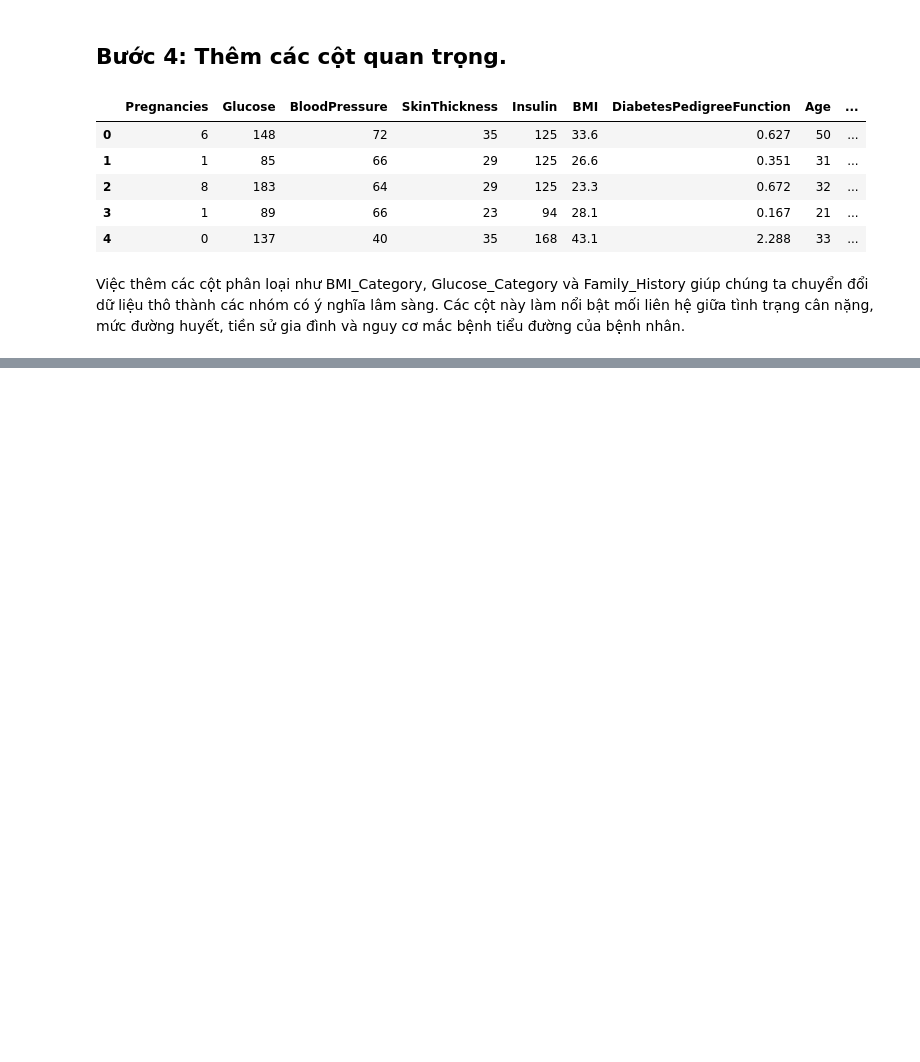
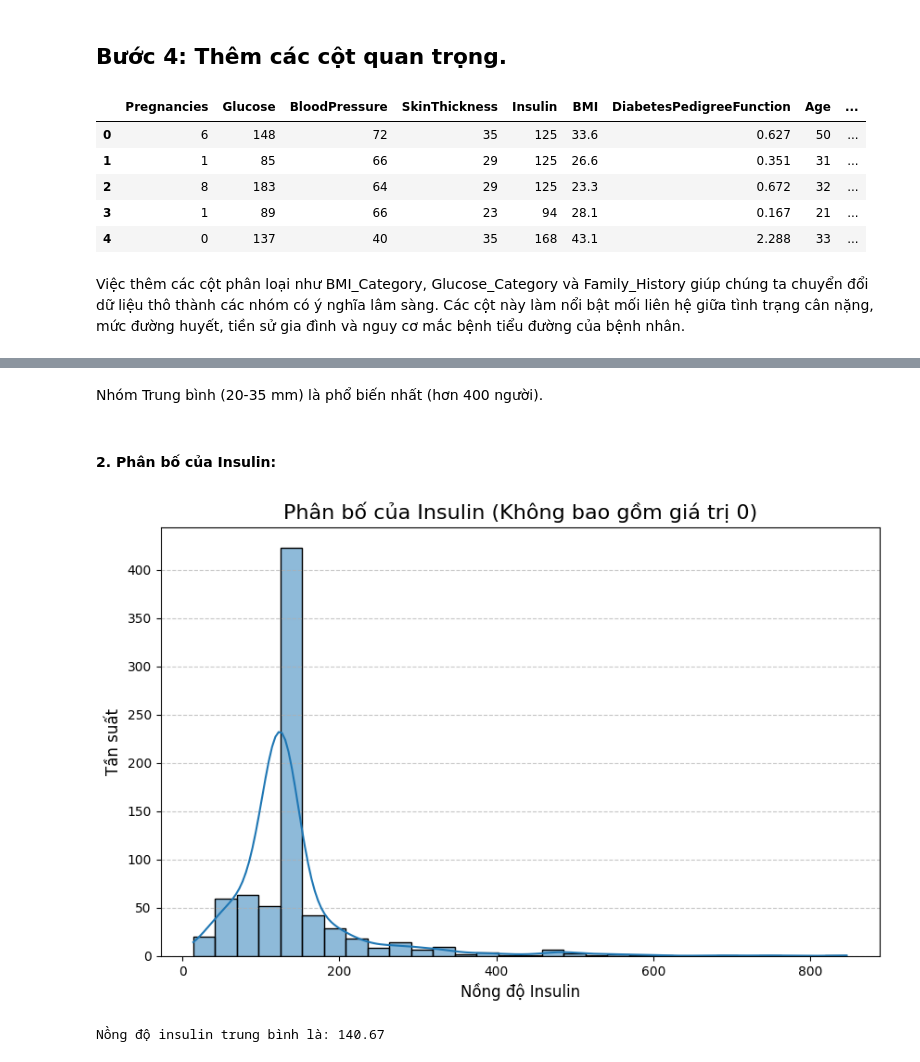
Before and after one commit to Mint0511/PTDL-25-26, a Jupyter notebook: hiep_3122410110_diabetes.ipynb, the cells around one changed output, grey strips where cells are left out. Drawn from its saved outputs; the diff is of its cells as text; code cells hidden in the pictures; blank space fills up the shorter version.

```diff
--- a/hiep_3122410110_diabetes.ipynb
+++ b/hiep_3122410110_diabetes.ipynb
@@ -475,0 +478,20 @@ plt.show()
+# %% [markdown]
+Nhóm Trung bình (20-35 mm) là phổ biến nhất (hơn 400 người).
+# %% [markdown]
+#### 2. Phân bố của Insulin:
+# %%
+plt.figure(figsize=(10, 6))
+# Lọc các giá trị khác 0
+sns.histplot(df1[df1['Insulin'] != 0]['Insulin'], kde=True, bins=30)
+plt.title('Phân bố của Insulin (Không bao gồm giá trị 0)', fontsize=16)
+plt.xlabel('Nồng độ Insulin', fontsize=12)
+plt.ylabel('Tần suất', fontsize=12)
+plt.grid(axis='y', linestyle='--', alpha=0.7)
+plt.show()
+
+# Nồng độ insulin trung bình
+insulin_mean = df1['Insulin'].mean()
+print(f"Nồng độ insulin trung bình là: {insulin_mean:.2f}")
+# %% [output]
+[figure, added]
+Nồng độ insulin trung bình là: 140.67
```
Also changed, not shown: parts of 56 cells of this notebook.
